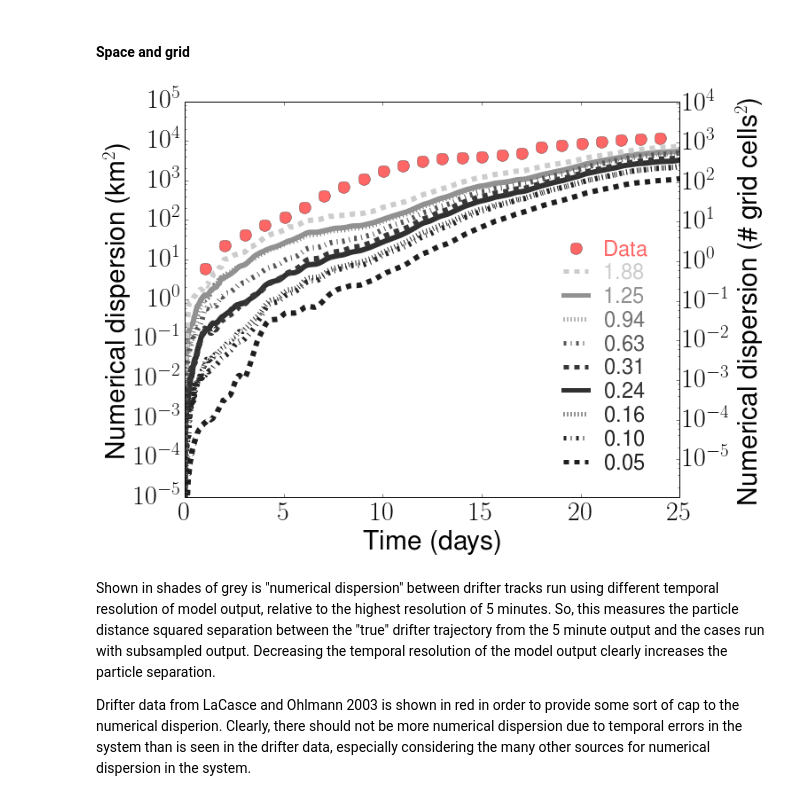
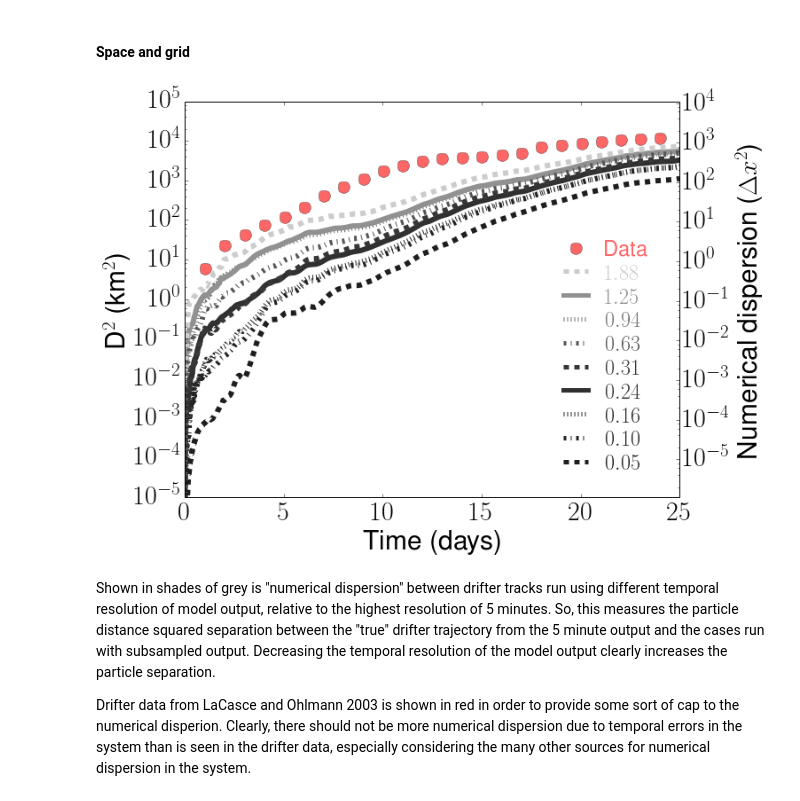
Before and after one commit to kthyng/time_res, a Jupyter notebook: time_res.ipynb, the cells around one changed output. Drawn from its saved outputs; the diff is of its cells as text; code cells hidden in the pictures.

```diff
--- a/time_res.ipynb
+++ b/time_res.ipynb
@@ -238,8 +237,8 @@ plot(xp[0] - xint, yp[0] - yint, 'or', markersize=25)
 # xlim(0, 140); ylim(0, 60);
 xlims = ax1.get_xlim(); ylims = ax1.get_ylim()
 # Labels
-ax1.set_xlabel('Distance (\# grid cells)')
-ax1.set_ylabel('Distance (\# grid cells)')
+ax1.set_xlabel('Distance ($\Delta x$)')
+ax1.set_ylabel('Distance ($\Delta x$)')
 ax1.set_title('Max: D=' + "%.0f" % (dcalc['D2max']/3.))
 
 # Min
@@ -276,8 +275,8 @@ for i, File in enumerate(Files):
 #     plot(xp[tind3] - xint, yp[tind3] - yint, 'r', marker='*', markersize=10, linestyle='')#, alpha=0.2)#color=col, linestyle=m, linewidth=3, markersize=10)
     d.close()
 
-ax2.set_xlabel('Distance (\# grid cells)')
-ax2.set_ylabel('Distance (\# grid cells)')
+ax2.set_xlabel('Distance ($\Delta x$)')
+#ax2.set_ylabel('Distance (\# grid cells)')
 ax2.set_title('Min: D=' + "%.1f" % (dcalc['D2min']/3.))
 
 # Plot starting point
@@ -381,17 +497,18 @@ for File in Files:
     ax1.plot(days[1:]/(days[-1]-days[0]), D2, color=cols[cind], linewidth=6, linestyle=ms[cind], label=mins[cind])
 
 # Make right side y ticks also for looking at grid resolution
-ax1.set_xlabel('Time')
-ax1.set_ylabel('Numerical dispersion')
+ax1.set_xlabel('time')
+ax1.set_ylabel('$D_{\l}$')
+# ax1.set_ylabel('Numerical dispersion')
 
 # legend
 for i, value in enumerate(ts):
     if i>= 5:
-        text(0.33, 0.3+0.06*(i+1), "%.2f" % value, color=cols[i], transform = ax1.transAxes, fontsize=24, family='monospace')
+        text(0.33, 0.3+0.06*(i+1), '$' + "%.2f" % value + '$', color=cols[i], transform = ax1.transAxes, fontsize=24, family='monospace')
         plot([0.25,0.3], [0.324+0.06*(i+1),0.324+0.06*(i+1)], linestyle=ms[i], color=cols[i],
              linewidth=5, transform = ax1.transAxes)
     else:
-        text(0.135, 0.3+0.06*(i+1+5), "%.2f" % value, color=cols[i], transform = ax1.transAxes, fontsize=24, family='monospace')
+        text(0.135, 0.3+0.06*(i+1+5), '$' + "%.2f" % value + '$', color=cols[i], transform = ax1.transAxes, fontsize=24, family='monospace')
         plot([0.05,0.1], [0.324+0.06*(i+1+5),0.324+0.06*(i+1+5)], linestyle=ms[i], color=cols[i],
              linewidth=5, transform = ax1.transAxes)
 
@@ -500,7 +617,7 @@ ax2.set_xlim(xlims); ax2.set_ylim(ylims)
 # http://matplotlib.org/users/recipes.html
 props = dict(boxstyle='round', facecolor='white', alpha=1.0, edgecolor='white')
 for i, value in enumerate(ts):
-    text(0.105, 0.45+0.05*(i+1), "%.2f" % value, color=cols[i], transform = ax2.transAxes, fontsize=28, family='monospace')
+    text(0.105, 0.45+0.05*(i+1), '$' + "%.2f" % value + '$', color=cols[i], transform = ax2.transAxes, fontsize=28, family='monospace')
     plot([0.025, 0.075], [0.47+0.05*(i+1), 0.47+0.05*(i+1)], linestyle=ms[i], color=cols[i],
          linewidth=5, transform = ax2.transAxes)
 
@@ -545,17 +662,18 @@ for File in Files:
 #     print nnans[find(D2==nanmax(D2))]
 
 # Make right side y ticks also for looking at grid resolution
-ax1.set_xlabel('Time')
-ax1.set_ylabel('Numerical dispersion')
+ax1.set_xlabel('time')
+ax1.set_ylabel('$D_d$')
+# ax1.set_ylabel('Numerical dispersion')
 
 # legend
 for i, value in enumerate(ts):
     if i>= 5:
-        text(0.33, 0.3+0.06*(i+1), "%.2f" % value, color=cols[i], transform = ax1.transAxes, fontsize=24, family='monospace')
+        text(0.33, 0.3+0.06*(i+1), '$' + "%.2f" % value + '$', color=cols[i], transform = ax1.transAxes, fontsize=24, family='monospace')
         plot([0.25,0.3], [0.324+0.06*(i+1),0.324+0.06*(i+1)], linestyle=ms[i], color=cols[i],
              linewidth=5, transform = ax1.transAxes)
     else:
-        text(0.135, 0.3+0.06*(i+1+5), "%.2f" % value, color=cols[i], transform = ax1.transAxes, fontsize=24, family='monospace')
+        text(0.135, 0.3+0.06*(i+1+5), '$' + "%.2f" % value + '$', color=cols[i], transform = ax1.transAxes, fontsize=24, family='monospace')
         plot([0.05,0.1], [0.324+0.06*(i+1+5),0.324+0.06*(i+1+5)], linestyle=ms[i], color=cols[i],
              linewidth=5, transform = ax1.transAxes)
 
@@ -706,37 +1091,38 @@ ax1.semilogy(lacasce[:,0], lacasce[:,1], 'ro', label='LaCasce', markersize=13, a
 for File in Files:
 
     # Read in numerical dispersion values calculated previously on hafen
     d = load(File)
     D2 = d['D2']; t = d['t'];
     days = (t-t[0])/(3600*24)
     tseas = float(File.split('tseas_use')[1].split('_')[0])/60. # model output sampling time in minutes
     cind = find(mins==tseas) # find index in plotting arrays for this simulation
     ax1.plot(days, D2, color=cols[cind], linewidth=6, linestyle=ms[cind])
     ax2.plot(days, D2/dx**2, color=cols[cind], linewidth=6, linestyle=ms[cind])
 
 ax1.set_ylim(10**-5,10**5)
-ax1.set_ylabel('Numerical dispersion (km$^2$)'); xlabel('Time (days)')
+ax1.set_ylabel('D$^2$ (km$^2$)'); xlabel('Time (days)')
+# ax1.set_ylabel('Numerical dispersion (km$^2$)'); xlabel('Time (days)')
 xlims = ax1.get_xlim()
 ax2 = ax1.twinx()
 ylims = ax1.get_ylim()
 ax2.set_yscale("log")
 ax2.set_ylim(ylims[0]/dx**2, ylims[1]/dx**2)
-ax2.set_ylabel('Numerical dispersion (\# grid cells$^2$)')
+ax2.set_ylabel('Numerical dispersion ($\Delta x^2$)')
 
 # legend
 for i, value in enumerate(ts):
     if i==0:
         continue
-    text(0.85, -0.05+0.06*(i+1), "%.2f" % value, color=cols[i], transform = ax1.transAxes, fontsize=24, family='monospace')
+    text(0.85, -0.05+0.06*(i+1), '$' + "%.2f" % value + '$', color=cols[i], transform = ax1.transAxes, fontsize=24, family='monospace')
     plot([0.765,0.815], [-0.03+0.06*(i+1),-0.03+0.06*(i+1)], linestyle=ms[i], color=cols[i],
          linewidth=5, transform = ax1.transAxes)
 text(0.85, -.05+0.66, 'Data', color='r', alpha=.6, transform = ax1.transAxes, fontsize=24)
 plot(0.79, -0.03+0.66, marker='o', color='r',
          markersize=13, transform = ax1.transAxes, alpha=.6)
 ax1.set_xlim(xlims)
 savefig('figures/D2_numerical.png', bbox_inches='tight')
 # %% [output]
-[figure, old version]
+[figure, new version]
 # %% [markdown]
 Shown in shades of grey is "numerical dispersion" between drifter tracks run using different temporal resolution of model output, relative to the highest resolution of 5 minutes. So, this measures the particle distance squared separation between the "true" drifter trajectory from the 5 minute output and the cases run with subsampled output. Decreasing the temporal resolution of the model output clearly increases the particle separation.
 
```
Also changed, not shown: parts of 29 cells of this notebook.
